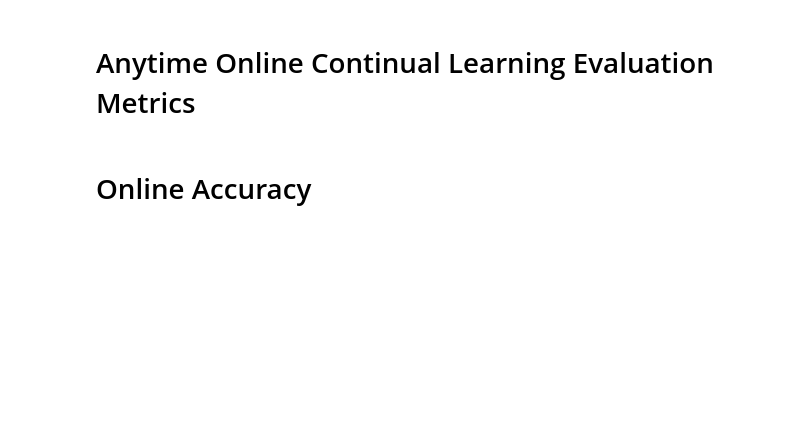
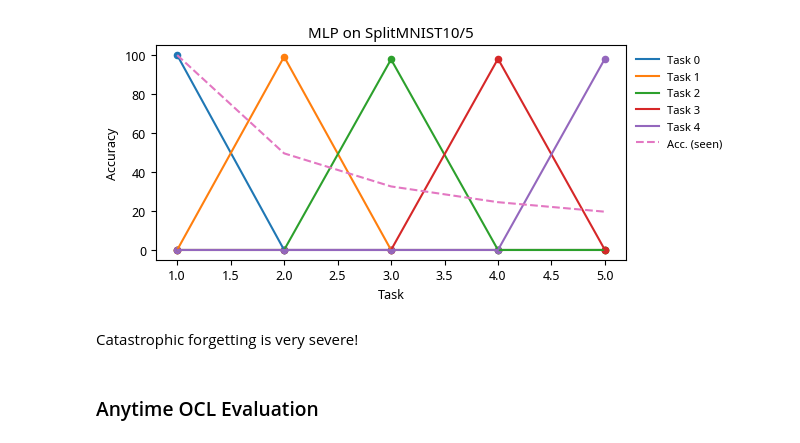
Before and after one commit to adaptive-machine-learning/PAKDD2025, a Jupyter notebook: notebooks/00_evaluation.ipynb, the cells around one changed output. Drawn from its saved outputs; the diff is of its cells as text; code cells hidden in the pictures; blank space fills up the shorter version.

```diff
--- a/notebooks/00_evaluation.ipynb
+++ b/notebooks/00_evaluation.ipynb
@@ -62,0 +1,8 @@
+# %%
+# Setup
+import torch
+
+torch.manual_seed(0)
+device = torch.device("cuda" if torch.cuda.is_available() else "cpu")
+batch_size = 64
+learning_rate = 0.001
@@ -62,0 +17,6 @@
+# %%
+from capymoa.ocl.datasets import SplitMNIST
+
+scenario = SplitMNIST()
+for task_id, task_classes in enumerate(scenario.task_schedule):
+    print(f"Task {task_id} classes: {task_classes}")
@@ -63,2 +96,19 @@
+# %%
+from capymoa.ocl.evaluation import ocl_train_eval_loop
+from plot import ocl_plot
+
+result = ocl_train_eval_loop(
+    BasicMLP(scenario.schema),
+    scenario.train_loaders(batch_size),
+    scenario.test_loaders(256),
+    progress_bar=True,
+)
+fig, ax = ocl_plot(result, acc_seen=True)
+ax.set_title(f"MLP on {scenario}")
+pass
+# %% [output]
+[figure, added]
+# %% [markdown]
+Catastrophic forgetting is very severe!
 # %% [markdown]
-# Anytime Online Continual Learning Evaluation Metrics
+### Anytime OCL Evaluation
@@ -85,2 +114,0 @@
-# %% [markdown]
-# Online Accuracy
```
Also changed, not shown: parts of 23 cells of this notebook, 6 other files.
